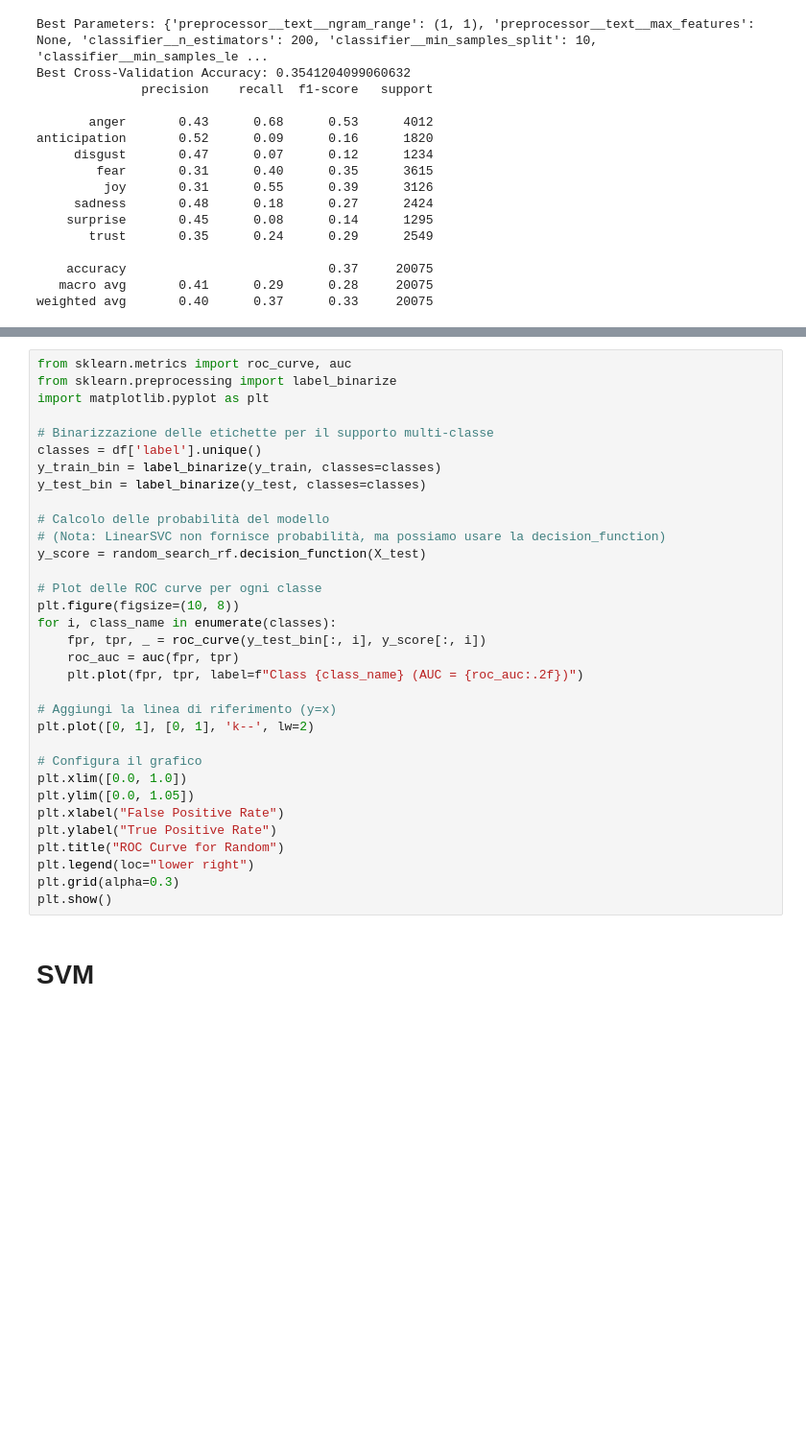
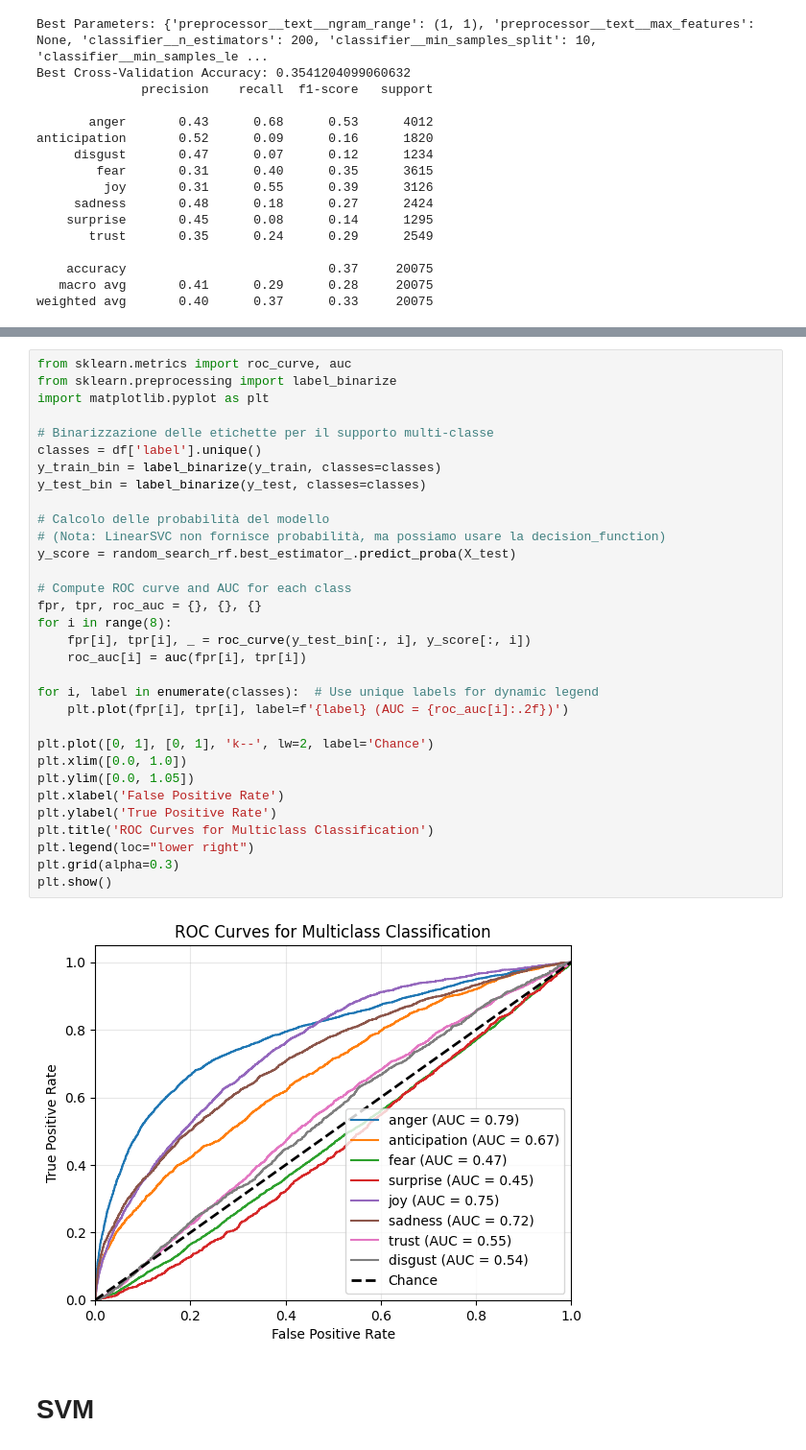
Before and after one commit to ChefBB/TA_project, a Jupyter notebook: static_models.ipynb, the cells around one changed output, grey strips where cells are left out. Shown at 96% size. Cells and saved outputs as stored; diff of their text form; blank space fills up the shorter version.

Commit message:
plot added

```diff
--- a/static_models.ipynb
+++ b/static_models.ipynb
@@ -182,36 +182,37 @@ joblib.dump(
 # %%
 from sklearn.metrics import roc_curve, auc
 from sklearn.preprocessing import label_binarize
 import matplotlib.pyplot as plt
 
 # Binarizzazione delle etichette per il supporto multi-classe
 classes = df['label'].unique()
 y_train_bin = label_binarize(y_train, classes=classes)
 y_test_bin = label_binarize(y_test, classes=classes)
 
 # Calcolo delle probabilità del modello
 # (Nota: LinearSVC non fornisce probabilità, ma possiamo usare la decision_function)
-y_score = random_search_rf.decision_function(X_test)
+y_score = random_search_rf.best_estimator_.predict_proba(X_test)
 
-# Plot delle ROC curve per ogni classe
-plt.figure(figsize=(10, 8))
-for i, class_name in enumerate(classes):
-    fpr, tpr, _ = roc_curve(y_test_bin[:, i], y_score[:, i])
-    roc_auc = auc(fpr, tpr)
-    plt.plot(fpr, tpr, label=f"Class {class_name} (AUC = {roc_auc:.2f})")
+# Compute ROC curve and AUC for each class
+fpr, tpr, roc_auc = {}, {}, {}
+for i in range(8):
+    fpr[i], tpr[i], _ = roc_curve(y_test_bin[:, i], y_score[:, i])
+    roc_auc[i] = auc(fpr[i], tpr[i])
 
-# Aggiungi la linea di riferimento (y=x)
-plt.plot([0, 1], [0, 1], 'k--', lw=2)
+for i, label in enumerate(classes):  # Use unique labels for dynamic legend
+    plt.plot(fpr[i], tpr[i], label=f'{label} (AUC = {roc_auc[i]:.2f})')
 
-# Configura il grafico
+plt.plot([0, 1], [0, 1], 'k--', lw=2, label='Chance')
 plt.xlim([0.0, 1.0])
 plt.ylim([0.0, 1.05])
-plt.xlabel("False Positive Rate")
-plt.ylabel("True Positive Rate")
-plt.title("ROC Curve for Random")
+plt.xlabel('False Positive Rate')
+plt.ylabel('True Positive Rate')
+plt.title('ROC Curves for Multiclass Classification')
 plt.legend(loc="lower right")
 plt.grid(alpha=0.3)
 plt.show()
+# %% [output]
+[figure, added]
 # %% [markdown]
 # SVM
 # %%
```
Also changed, not shown: parts of 4 cells of this notebook, 3 other files.
